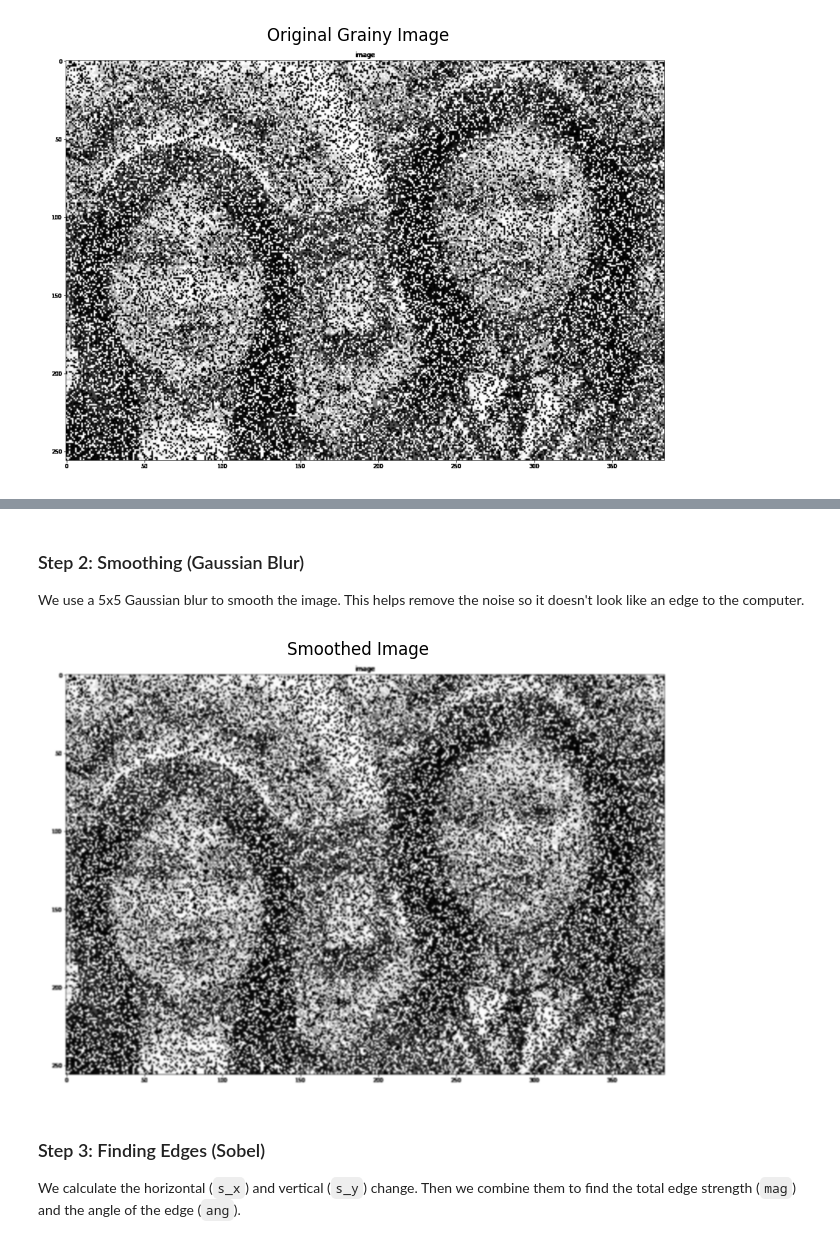
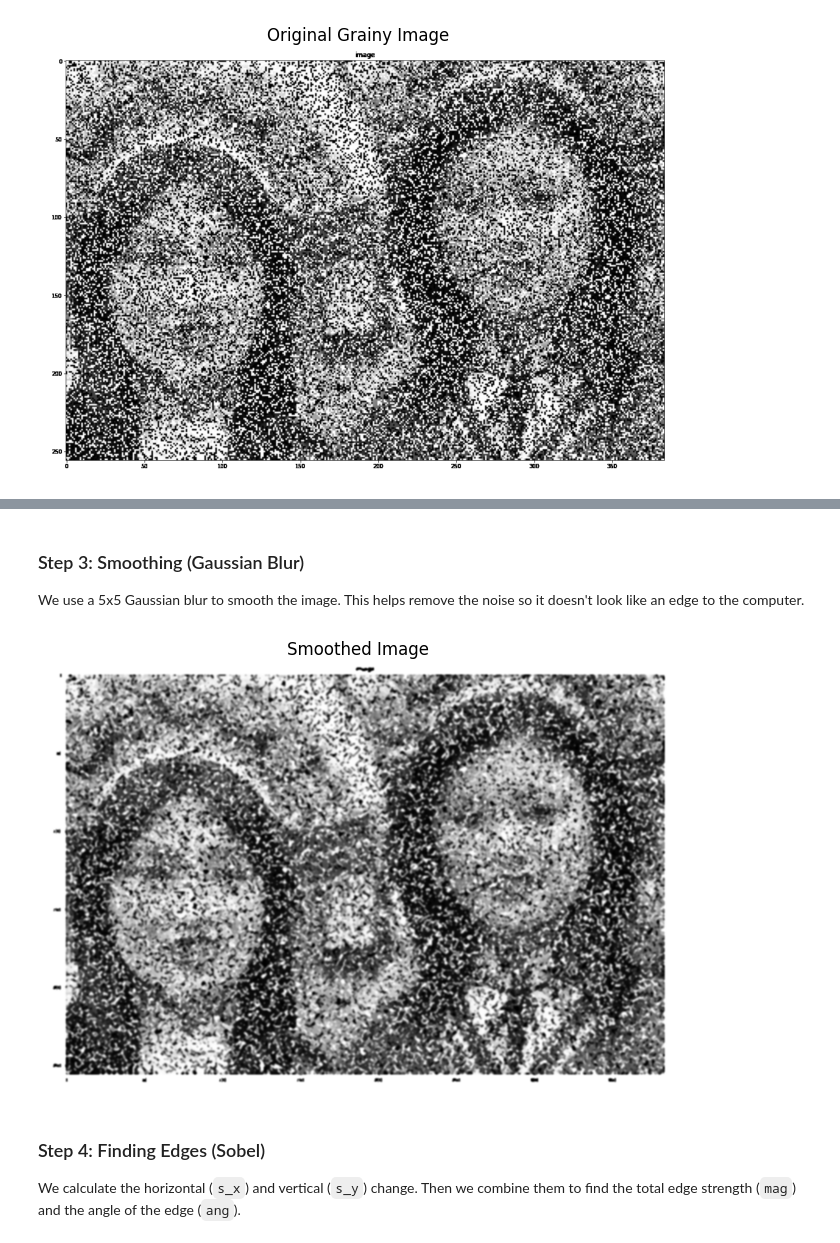
Before and after one commit to daniel-rajakumar/College, a Jupyter notebook: ComputerVision/labs/5/five.ipynb, the cells around one changed output, grey strips where cells are left out. Saved outputs shown, nothing was run; the diff lists cells and outputs as text; code cells hidden in the pictures.

```diff
--- a/ComputerVision/labs/5/five.ipynb
+++ b/ComputerVision/labs/5/five.ipynb
@@ -35,0 +39,3 @@ show_image(img, 'Original Grainy Image')
+# %%
+denoised = cv2.medianBlur(img, 5)
+show_image(denoised, 'Denoised Image (Median Filter)')
@@ -36,13 +44,13 @@ show_image(img, 'Original Grainy Image')
 # %% [markdown]
-### Step 2: Smoothing (Gaussian Blur)
+### Step 3: Smoothing (Gaussian Blur)
 We use a 5x5 Gaussian blur to smooth the image. This helps remove the noise so it doesn't look like an edge to the computer.
 # %%
-blur = cv2.GaussianBlur(img, (5, 5), 1.4)
+blur = cv2.GaussianBlur(denoised, (5, 5), 1.4)
 show_image(blur, 'Smoothed Image')
 # %% [output]
-[figure, old version]
+[figure, new version]
 # %% [markdown]
-### Step 3: Finding Edges (Sobel)
+### Step 4: Finding Edges (Sobel)
 We calculate the horizontal (`s_x`) and vertical (`s_y`) change. Then we combine them to find the total edge strength (`mag`) and the angle of the edge (`ang`).
 # %%
 s_x = cv2.Sobel(blur, cv2.CV_64F, 1, 0, ksize=3)
```
Also changed, not shown: parts of 5 cells of this notebook, 2 other files.
